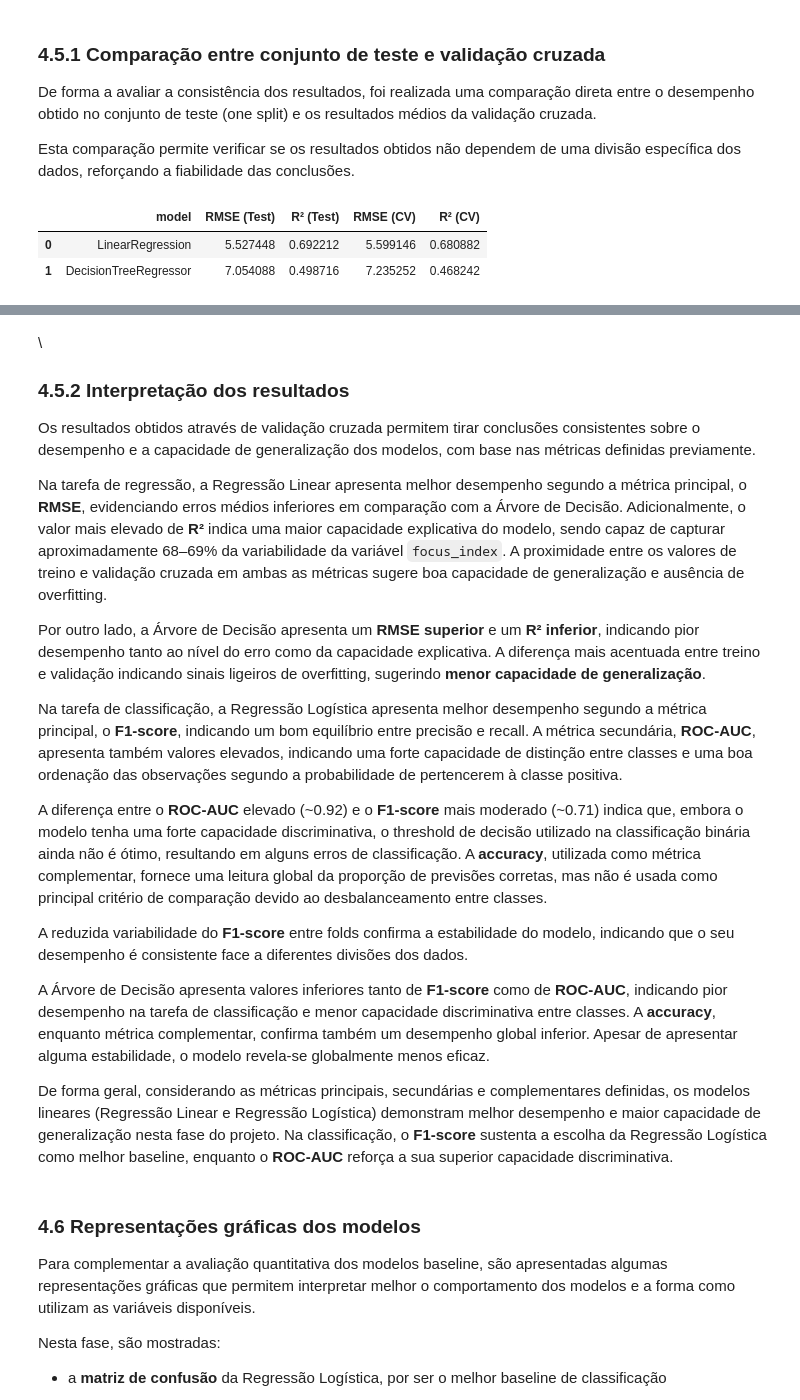
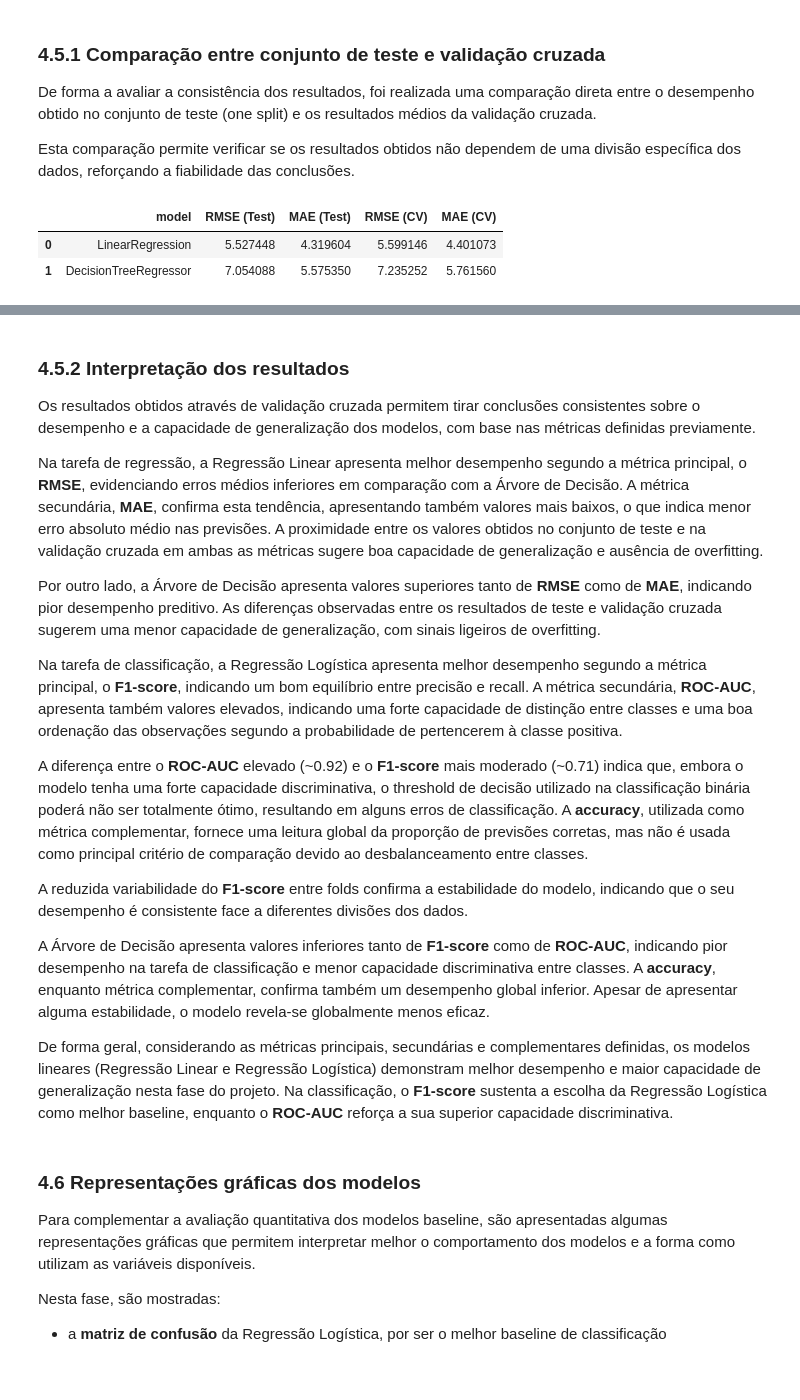
Before and after one commit to gcsoares24/uni-machine-learning-fundamentals, a Jupyter notebook: Fase1_delirio.ipynb, the cells around one changed output, grey strips where cells are left out. Cells and saved outputs as stored; diff of their text form; code cells hidden in the pictures; blank space fills up the shorter version.

```diff
--- a/Fase1_delirio.ipynb
+++ b/Fase1_delirio.ipynb
@@ -552,18 +576,14 @@ Como métrica secundária foi utilizada a **ROC-AUC**, que avalia a capacidade d
 
 Como métrica complementar foi mantida a **accuracy**, por fornecer uma leitura global simples da proporção de previsões corretas. No entanto, esta métrica não foi usada como principal critério de comparação, devido ao desbalanceamento entre classes.
 # %%
-def evaluate_regression(model, X_train, X_test, y_train, y_test, model_name):
+def evaluate_regression(model, X_train, X_test, y_train, y_test, name):
     model.fit(X_train, y_train)
-
-    y_pred_test = model.predict(X_test)
-
-    rmse_test = np.sqrt(mean_squared_error(y_test, y_pred_test))
-    r2_test = r2_score(y_test, y_pred_test)
+    y_pred = model.predict(X_test)
 
     return {
-        "model": model_name,
-        "rmse_test": rmse_test,
-        "r2_test": r2_test
+        "model": name,
+        "rmse_test": np.sqrt(mean_squared_error(y_test, y_pred)),
+        "mae_test": mean_absolute_error(y_test, y_pred)
     }
 
 
@@ -740,17 +767,17 @@ Esta comparação permite verificar se os resultados obtidos não dependem de um
 # Regressão
 # -------------------------
 reg_compare_df = reg_results_df.merge(
-    cv_reg_df[["model", "cv_rmse_test_mean", "cv_r2_test_mean"]],
+    cv_reg_df[["model", "cv_rmse_test_mean", "cv_mae_test_mean"]],
     on="model",
     how="left"
 )
 
-# Reordenar colunas (intercalado)
+# Reordenar colunas
 reg_compare_df = reg_compare_df.rename(columns={
     "rmse_test": "RMSE (Test)",
     "cv_rmse_test_mean": "RMSE (CV)",
-    "r2_test": "R² (Test)",
-    "cv_r2_test_mean": "R² (CV)"
+    "mae_test": "MAE (Test)",
+    "cv_mae_test_mean": "MAE (CV)"
 })
 
 display(reg_compare_df)
@@ -760,53 +787,52 @@ display(reg_compare_df)
 # -------------------------
 clf_compare_df = clf_results_df.merge(
     cv_clf_df[[
         "model",
         "cv_f1_test_mean",
         "cv_roc_auc_test_mean",
         "cv_accuracy_test_mean"
     ]],
     on="model",
     how="left"
 )
 
 clf_compare_df = clf_compare_df[[
     "model",
     "f1", "cv_f1_test_mean",
     "roc_auc", "cv_roc_auc_test_mean",
     "accuracy", "cv_accuracy_test_mean"
 ]]
 
-# Reordenar colunas (intercalado)
+# Reordenar colunas
 clf_compare_df = clf_compare_df.rename(columns={
     "f1": "F1-score (Test)",
     "cv_f1_test_mean": "F1-score (CV)",
     "roc_auc": "ROC-AUC (Test)",
     "cv_roc_auc_test_mean": "ROC-AUC (CV)",
     "accuracy": "Accuracy (Test)",
     "cv_accuracy_test_mean": "Accuracy (CV)"
 })
 
 display(clf_compare_df)
 # %% [output]
-|  | model | RMSE (Test) | R² (Test) | RMSE (CV) | R² (CV) |
-| 0 | LinearRegression | 5.527448 | 0.692212 | 5.599146 | 0.680882 |
-| 1 | DecisionTreeRegressor | 7.054088 | 0.498716 | 7.235252 | 0.468242 |
+|  | model | RMSE (Test) | MAE (Test) | RMSE (CV) | MAE (CV) |
+| 0 | LinearRegression | 5.527448 | 4.319604 | 5.599146 | 4.401073 |
+| 1 | DecisionTreeRegressor | 7.054088 | 5.575350 | 7.235252 | 5.761560 |
 |  | model | F1-score (Test) | F1-score (CV) | ROC-AUC (Test) | ROC-AUC (CV) | Accuracy (Test) | Accuracy (CV) |
 | 0 | LogisticRegression | 0.729373 | 0.712907 | 0.922347 | 0.922026 | 0.836 | 0.829741 |
 | 1 | DecisionTreeClassifier | 0.615883 | 0.646482 | 0.834328 | 0.844063 | 0.763 | 0.791486 |
 # %% [markdown]
-<a id="462-coeficientes-regressao-logistica"></a>\
 ### **4.5.2 Interpretação dos resultados**
 
 Os resultados obtidos através de validação cruzada permitem tirar conclusões consistentes sobre o desempenho e a capacidade de generalização dos modelos, com base nas métricas definidas previamente.
 
-Na tarefa de regressão, a Regressão Linear apresenta melhor desempenho segundo a métrica principal, o **RMSE**, evidenciando erros médios inferiores em comparação com a Árvore de Decisão. Adicionalmente, o valor mais elevado de **R²** indica uma maior capacidade explicativa do modelo, sendo capaz de capturar aproximadamente 68–69% da variabilidade da variável `focus_index`. A proximidade entre os valores de treino e validação cruzada em ambas as métricas sugere boa capacidade de generalização e ausência de overfitting.
+Na tarefa de regressão, a Regressão Linear apresenta melhor desempenho segundo a métrica principal, o **RMSE**, evidenciando erros médios inferiores em comparação com a Árvore de Decisão. A métrica secundária, **MAE**, confirma esta tendência, apresentando também valores mais baixos, o que indica menor erro absoluto médio nas previsões. A proximidade entre os valores obtidos no conjunto de teste e na validação cruzada em ambas as métricas sugere boa capacidade de generalização e ausência de overfitting.
 
-Por outro lado, a Árvore de Decisão apresenta um **RMSE superior** e um **R² inferior**, indicando pior desempenho tanto ao nível do erro como da capacidade explicativa. A diferença mais acentuada entre treino e validação indicando sinais ligeiros de overfitting, sugerindo **menor capacidade de generalização**.
+Por outro lado, a Árvore de Decisão apresenta valores superiores tanto de **RMSE** como de **MAE**, indicando pior desempenho preditivo. As diferenças observadas entre os resultados de teste e validação cruzada sugerem uma menor capacidade de generalização, com sinais ligeiros de overfitting.
 
 Na tarefa de classificação, a Regressão Logística apresenta melhor desempenho segundo a métrica principal, o **F1-score**, indicando um bom equilíbrio entre precisão e recall. A métrica secundária, **ROC-AUC**, apresenta também valores elevados, indicando uma forte capacidade de distinção entre classes e uma boa ordenação das observações segundo a probabilidade de pertencerem à classe positiva.
 
-A diferença entre o **ROC-AUC** elevado (~0.92) e o **F1-score** mais moderado (~0.71) indica que, embora o modelo tenha uma forte capacidade discriminativa, o threshold de decisão utilizado na classificação binária ainda não é ótimo, resultando em alguns erros de classificação. A **accuracy**, utilizada como métrica complementar, fornece uma leitura global da proporção de previsões corretas, mas não é usada como principal critério de comparação devido ao desbalanceamento entre classes.
+A diferença entre o **ROC-AUC** elevado (~0.92) e o **F1-score** mais moderado (~0.71) indica que, embora o modelo tenha uma forte capacidade discriminativa, o threshold de decisão utilizado na classificação binária poderá não ser totalmente ótimo, resultando em alguns erros de classificação. A **accuracy**, utilizada como métrica complementar, fornece uma leitura global da proporção de previsões corretas, mas não é usada como principal critério de comparação devido ao desbalanceamento entre classes.
 
 A reduzida variabilidade do **F1-score** entre folds confirma a estabilidade do modelo, indicando que o seu desempenho é consistente face a diferentes divisões dos dados.
 
```
Also changed, not shown: parts of 58 cells of this notebook, 1 other file.
